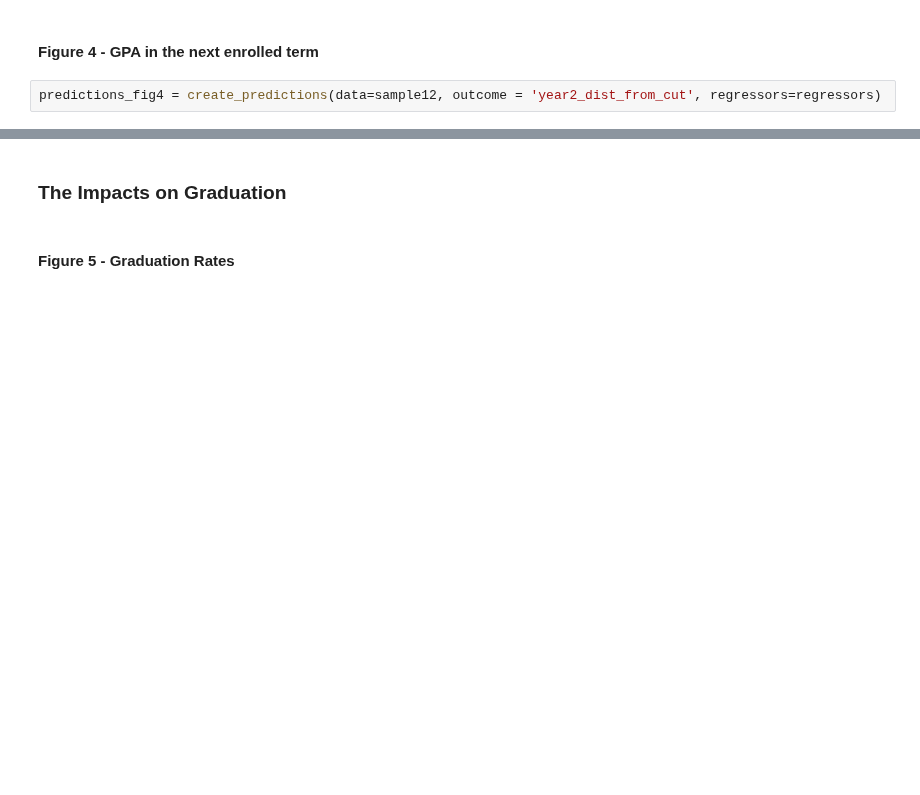
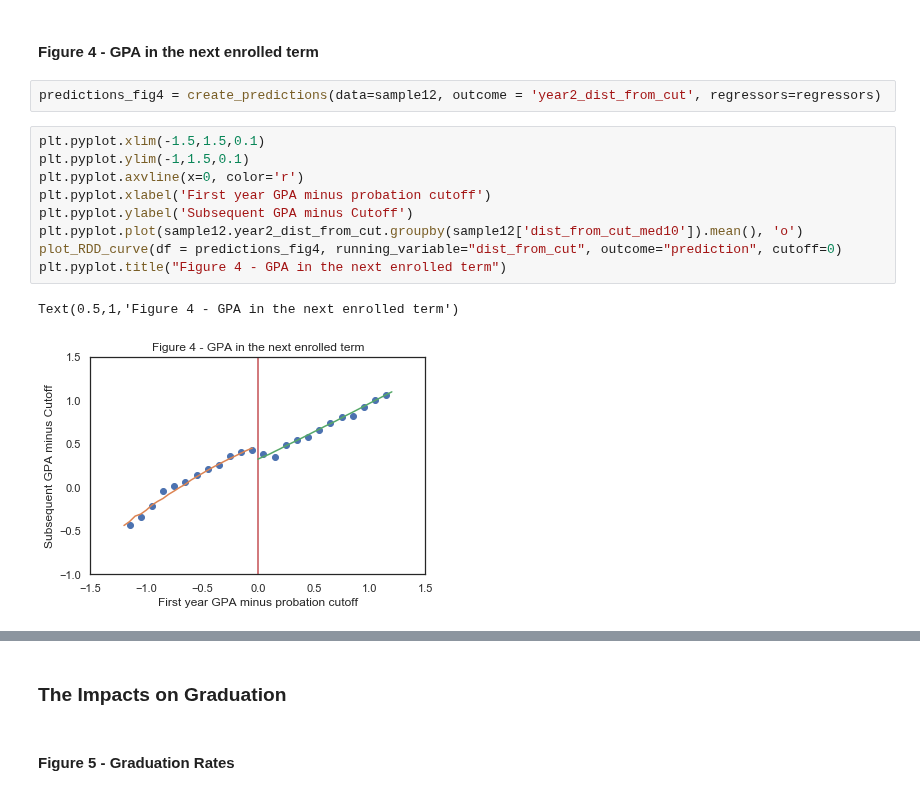
Before and after one commit to amageh/replication-performance-standards, a Jupyter notebook: project.ipynb, the cells around one changed output, grey strips where cells are left out. Cells and saved outputs as stored; diff of their text form; blank space fills up the shorter version.

```diff
--- a/project.ipynb
+++ b/project.ipynb
@@ -508,6 +532,18 @@ Text(0.5,1,'Nonnative English')
 #### Figure 4 - GPA in the next enrolled term
 # %%
 predictions_fig4 = create_predictions(data=sample12, outcome = 'year2_dist_from_cut', regressors=regressors)
+# %%
+plt.pyplot.xlim(-1.5,1.5,0.1)
+plt.pyplot.ylim(-1,1.5,0.1)
+plt.pyplot.axvline(x=0, color='r')
+plt.pyplot.xlabel('First year GPA minus probation cutoff')
+plt.pyplot.ylabel('Subsequent GPA minus Cutoff')
+plt.pyplot.plot(sample12.year2_dist_from_cut.groupby(sample12['dist_from_cut_med10']).mean(), 'o')
+plot_RDD_curve(df = predictions_fig4, running_variable="dist_from_cut", outcome="prediction", cutoff=0)
+plt.pyplot.title("Figure 4 - GPA in the next enrolled term")
+# %% [output]
+Text(0.5,1,'Figure 4 - GPA in the next enrolled term')
+[figure, added]
 # %%
 plt.pyplot.xlim(-1.5,1.5,0.1)
 plt.pyplot.ylim(-1,1.5,0.1)
```
Also changed, not shown: parts of 16 cells of this notebook.
